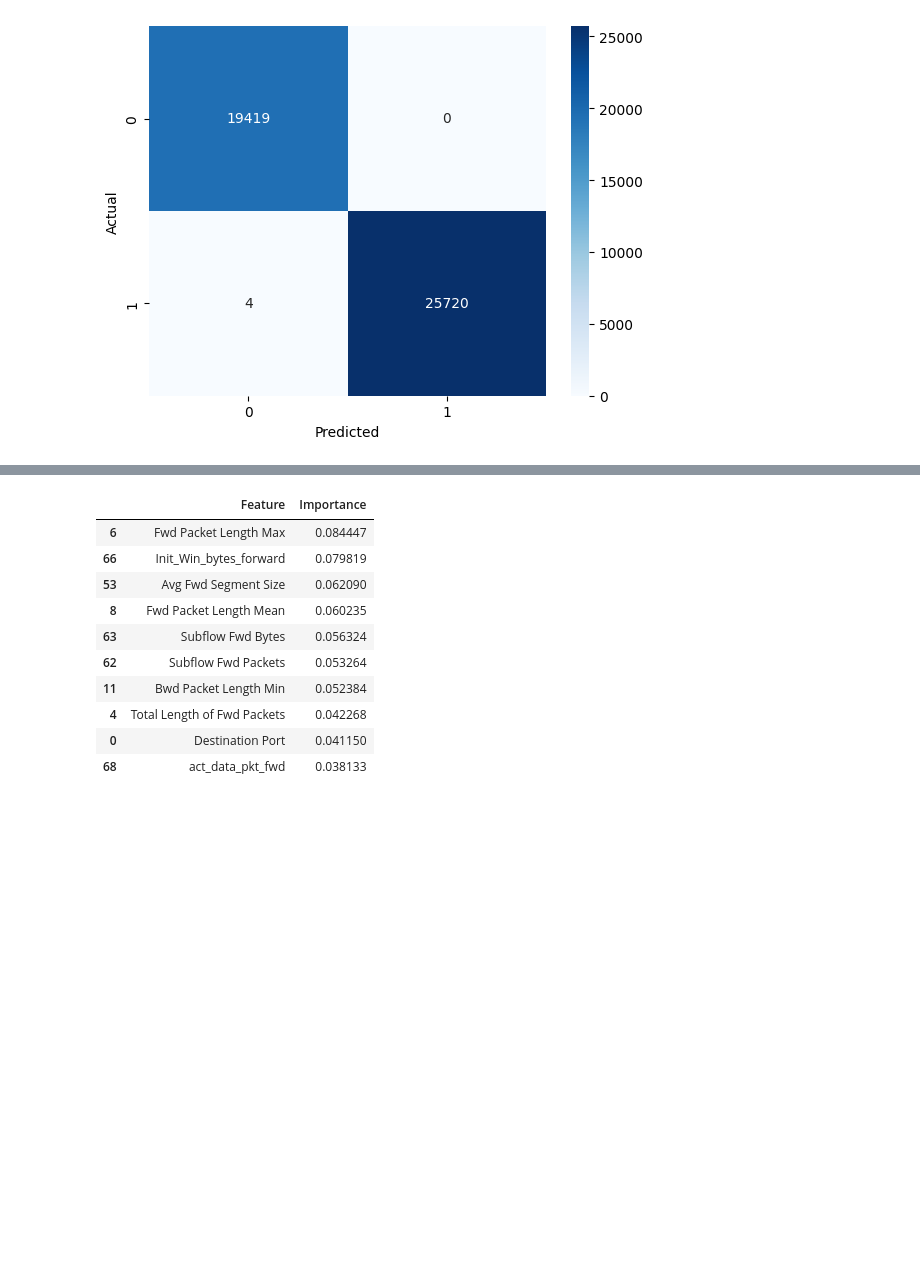
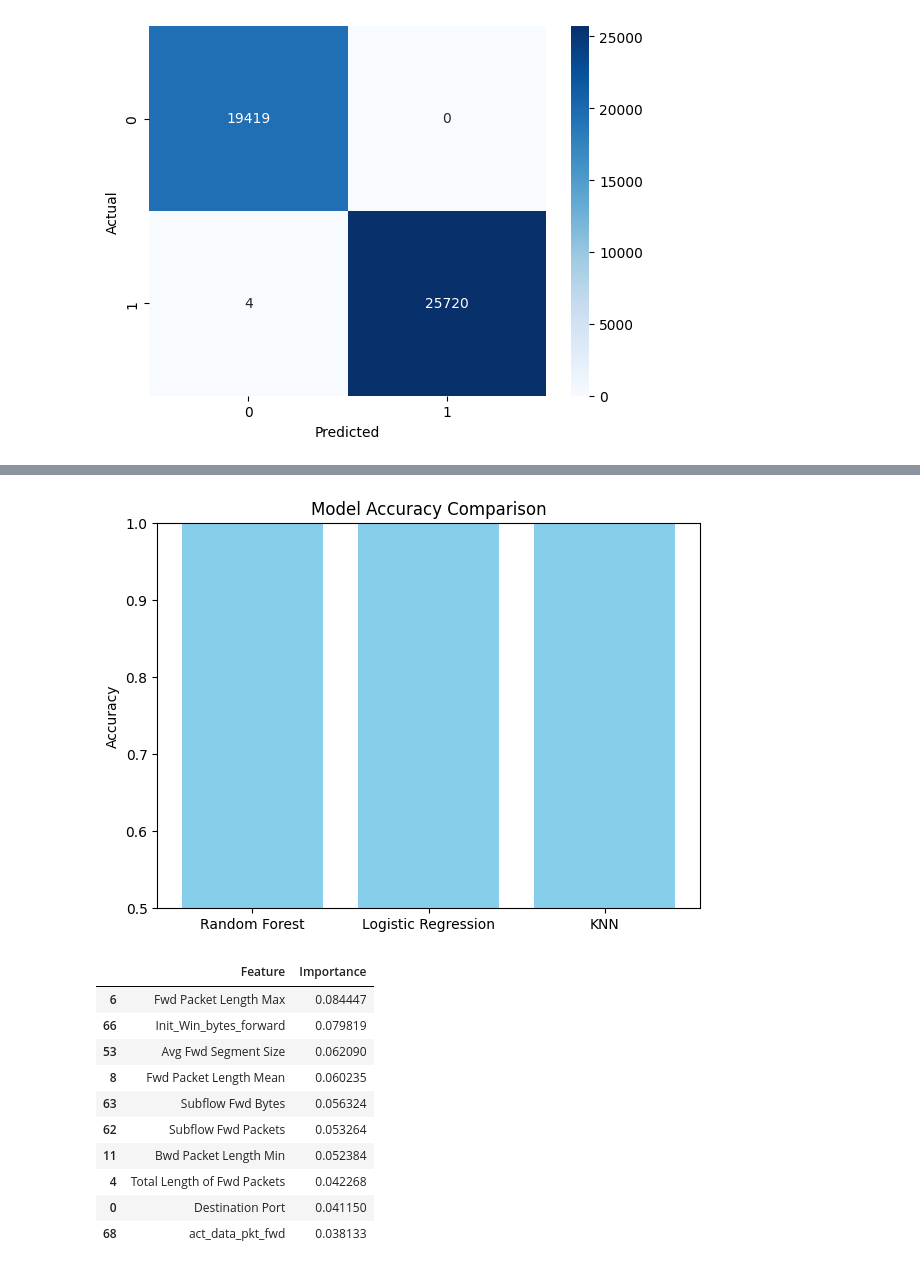
Before and after one commit to Vink0217/Network-Traffic-Analysis, a Jupyter notebook: NetworkTrafficAnalysis.ipynb, the cells around one changed output, grey strips where cells are left out. Saved outputs shown, nothing was run; the diff lists cells and outputs as text; code cells hidden in the pictures; blank space fills up the shorter version.

```diff
--- a/NetworkTrafficAnalysis.ipynb
+++ b/NetworkTrafficAnalysis.ipynb
@@ -164,3 +179,31 @@ plt.show()
+# %%
+from sklearn.ensemble import RandomForestClassifier
+from sklearn.linear_model import LogisticRegression
+from sklearn.neighbors import KNeighborsClassifier
+
+#Model Accuracy Comparison Plot
+models = {
+    "Random Forest": RandomForestClassifier(),
+    "Logistic Regression": LogisticRegression(),
+    "KNN": KNeighborsClassifier()
+}
+
+accuracies = {}
+
+for name, model in models.items():
+    model.fit(X_train, y_train)
+    acc = model.score(X_test, y_test)
+    accuracies[name] = acc
+
+# Plotting
+plt.figure(figsize=(7,5))
+plt.bar(accuracies.keys(), accuracies.values(), color='skyblue')
+plt.ylabel("Accuracy")
+plt.title("Model Accuracy Comparison")
+plt.ylim(0.5, 1.0)
+plt.show()
+# %% [output]
+[figure, added]
 # %%
 importances = rf.feature_importances_
 feature_names = df.columns[:-1]
```
Also changed, not shown: parts of 5 cells of this notebook.
